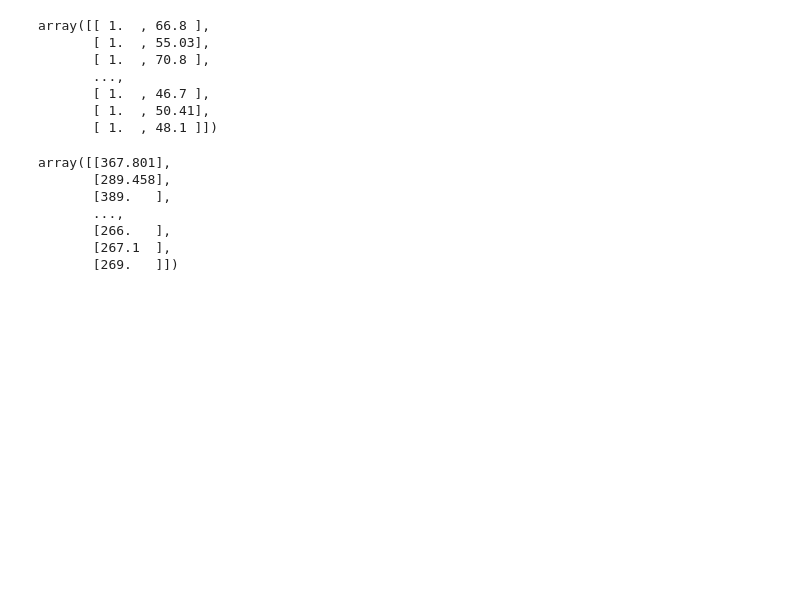
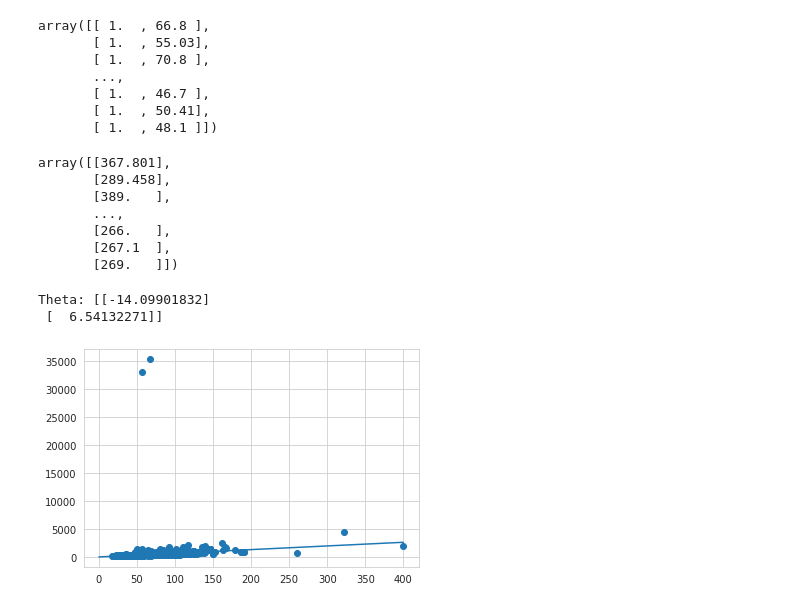
Before and after one commit to Kamil2601/University, a Jupyter notebook: Studia_magisterskie/Semestr_2/Machine_Learning/Assignments/Assignment2.2.ipynb, the cells around one changed output. Saved outputs shown, nothing was run; the diff lists cells and outputs as text; code cells hidden in the pictures; blank space fills up the shorter version.

```diff
--- a/Studia_magisterskie/Semestr_2/Machine_Learning/Assignments/Assignment2.2.ipynb
+++ b/Studia_magisterskie/Semestr_2/Machine_Learning/Assignments/Assignment2.2.ipynb
@@ -538,3 +540,19 @@ array([[367.801],
        [266.   ],
        [267.1  ],
        [269.   ]])
+# %%
+lin_reg = sklearn.linear_model.LinearRegression()
+lin_reg.fit(X, Y)
+Theta = np.array([lin_reg.intercept_[0], lin_reg.coef_[0][1]]).reshape(-1,1)
+print(f"Theta: {Theta}")
+
+plt.scatter(X[:,1], Y)
+XX = np.concatenate([np.ones((400,1)), np.linspace(0, 400, 400).reshape(-1, 1)], axis=1)
+YY = lin_reg.predict(XX)
+plt.plot(XX[:,1], YY)
+# plt.ylim(0, 5000)
+plt.show()
+# %% [output]
+Theta: [[-14.09901832]
+ [  6.54132271]]
+[figure, added]
```
Also changed, not shown: parts of 8 cells of this notebook, 2 other files.
